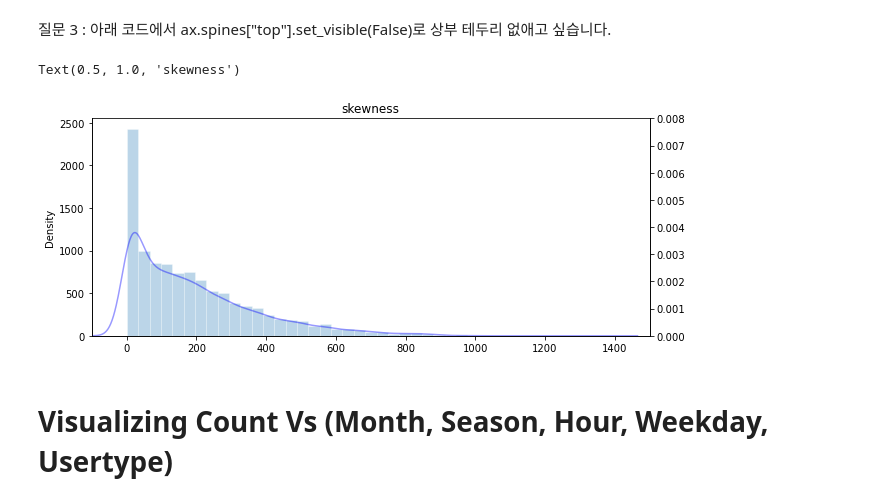
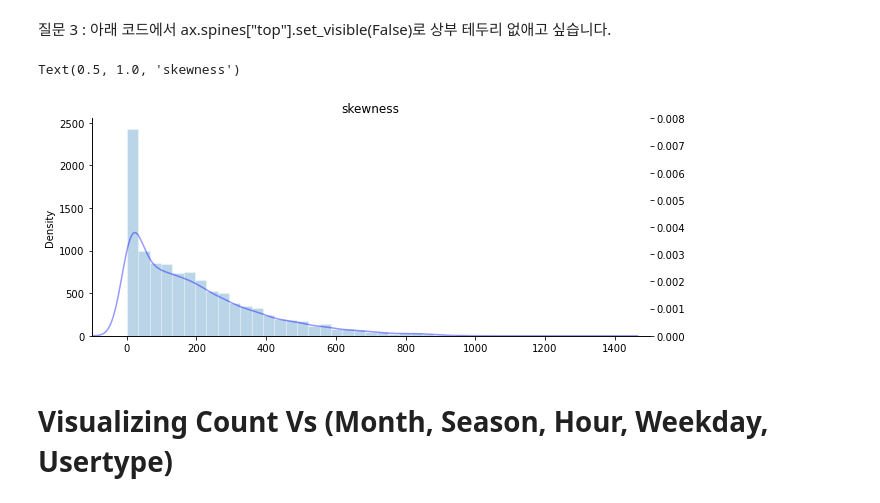
Before and after one commit to changyong93/KaggleStruggle, a Jupyter notebook: Bike Sharing Demand/EDA & Ensemble Model (Top 10 Percentile).ipynb, the cells around one changed output. Cells and saved outputs as stored; diff of their text form; code cells hidden in the pictures.

```diff
--- a/Bike Sharing Demand/EDA & Ensemble Model (Top 10 Percentile).ipynb
+++ b/Bike Sharing Demand/EDA & Ensemble Model (Top 10 Percentile).ipynb
@@ -419,18 +427,18 @@ g.set(title = "title")
 # %%
 # 여러 그래프를 그리고자 할 경우, plt로 subplot을 생성 후 pandas의 plot으로 밀도함수 그리면 됨
 fig,ax = plt.subplots(1,1,figsize = (10,4))
 dailyData["count"].plot.hist(bins = 30, edgecolor = "white", alpha = 0.3, ax=ax)
 dailyData["count"].plot.kde(secondary_y = "count", color = "Blue",alpha = 0.4,ax = ax)
 ax.right_ax.set_ylim(0,0.008)
 ax.set_xlim(-100,1500)
 
 #상부 테두리 없애는 방법..
-ax.spines["top"].set_visible(False)
-
+# ax.spines["top"].set_visible(False)
+sns.despine(top=True)
 plt.title("skewness")
 # %% [output]
 Text(0.5, 1.0, 'skewness')
-[figure, old version]
+[figure, new version]
 # %% [markdown]
 # Visualizing Count Vs (Month, Season, Hour, Weekday, Usertype)
 # %%
```
Also changed, not shown: parts of 2 cells of this notebook, 1 other file.
